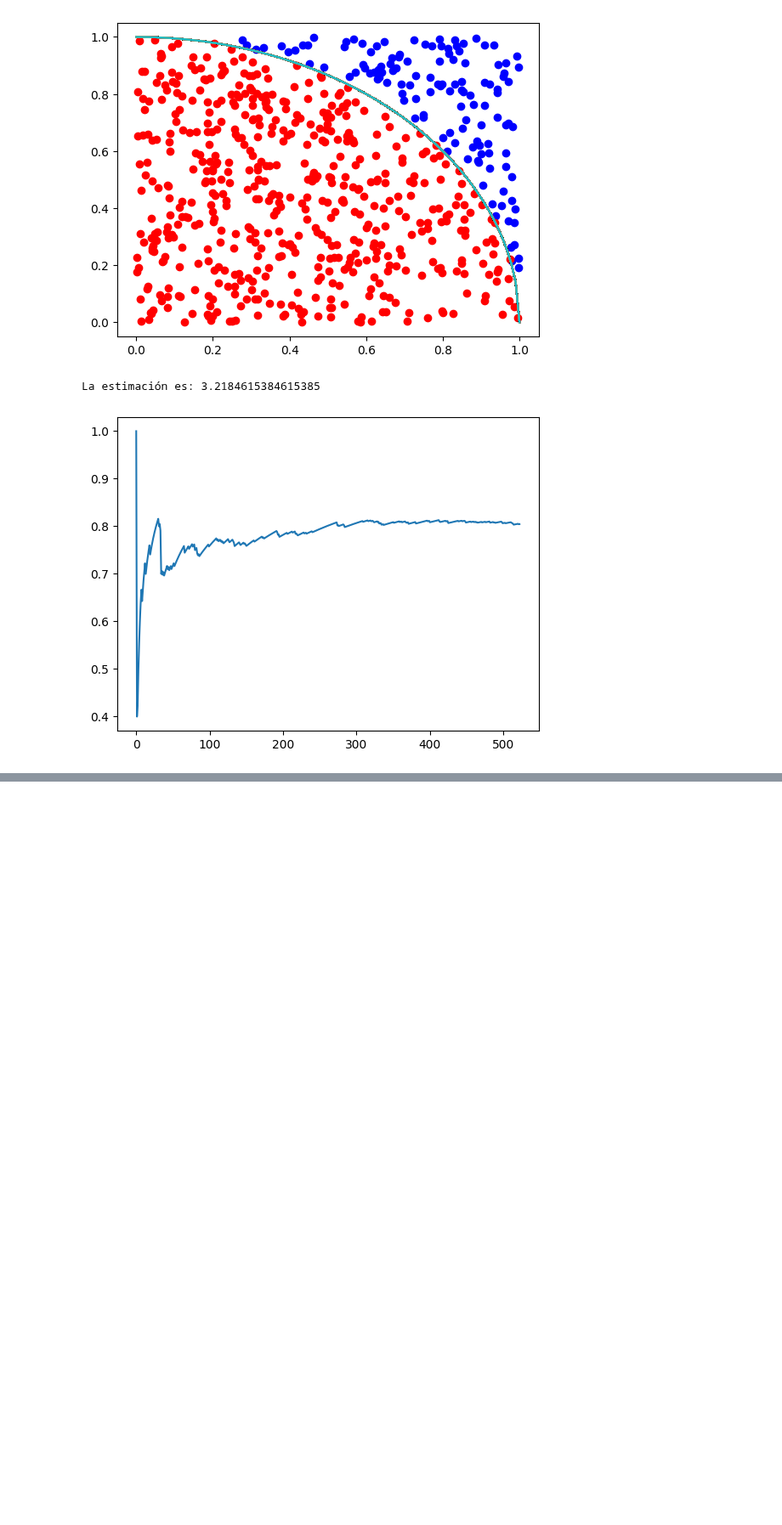
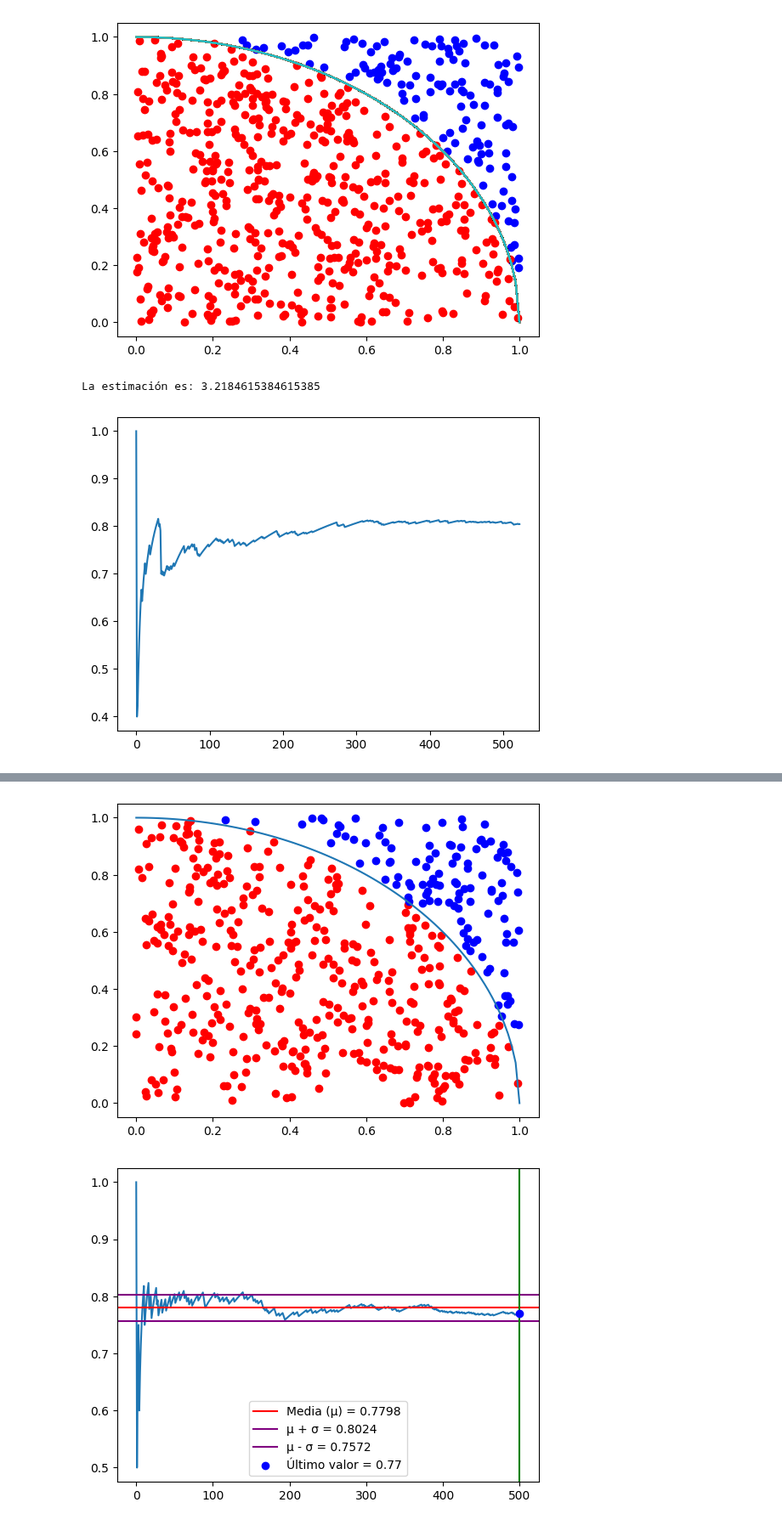
Before and after one commit to 0DianaHernandez/Simulaci-n-I, a Jupyter notebook: Estimacion_Pi.ipynb, the cells around one changed output, grey strips where cells are left out. Shown at 85% size. Drawn from its saved outputs; the diff is of its cells as text; code cells hidden in the pictures; blank space fills up the shorter version.

```diff
--- a/Estimacion_Pi.ipynb
+++ b/Estimacion_Pi.ipynb
@@ -31,0 +85,44 @@ La estimación es: 3.2184615384615385
+# %%
+def estimacion(N):
+  Lista=[] #Almacenaremos las probabilidades en cada iteración
+  exitos=0 #Contador
+  for i in range(N):
+    x=np.linspace(0,1,100)
+    u_1=random.uniform(0,1)
+    u_2=random.uniform(0,1)
+    plt.plot(x,np.sqrt(1-x**2))
+    if u_2<np.sqrt(1-u_1**2): #El valor se encuentra dentro del arco
+       plt.scatter(u_1,u_2,color="red")
+       exitos+=1
+       probabilidad=exitos/(i+1)
+       Lista.append(probabilidad)
+    else:
+       plt.scatter(u_1,u_2,color="blue") #El valor se encuentra fuera del arco
+  plt.show()
+  estimacion=4*(exitos/N)
+  print("La estimación es:",estimacion)
+  return Lista,Lista[-1]
+# %%
+# Generar estimaciones y obtener el último valor
+X, ultimovalor = estimacion(500)
+plt.plot(X)
+
+# Calcular la media y la desviación estándar
+media = np.mean(X)
+desviacion_Est = np.std(X)
+
+# Trazar una línea horizontal en la media
+plt.axhline(y=media, color='red',label=f'Media (µ) = {media:.4f}')
+# Trazar líneas horizontales en µ+σ y µ-σ
+plt.axhline(y=media + desviacion_Est, color='purple', label=f'µ + σ = {media + desviacion_Est:.4f}')
+plt.axhline(y=media - desviacion_Est, color='purple', label=f'µ - σ = {media - desviacion_Est:.4f}')
+# Graficar el último elemento de la lista X
+plt.scatter(500,ultimovalor, color='blue', zorder=5, label=f'Último valor = {ultimovalor}')
+# Trazar una línea vertical en nuestra N=500
+plt.axvline(500,color='green')
+plt.legend()
+# Mostrar la gráfica
+plt.show()
+# %% [output]
+[figure, added]
+[figure, added]
```
Also changed, not shown: parts of 5 cells of this notebook.
